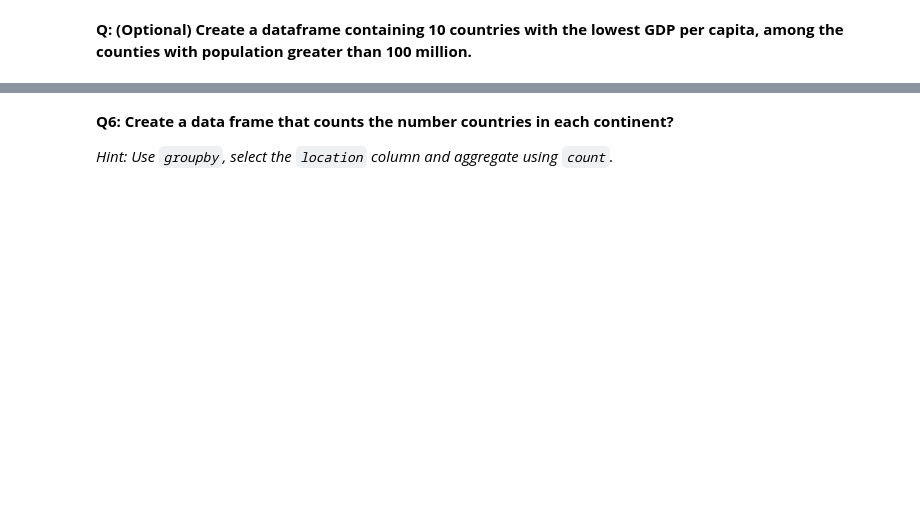
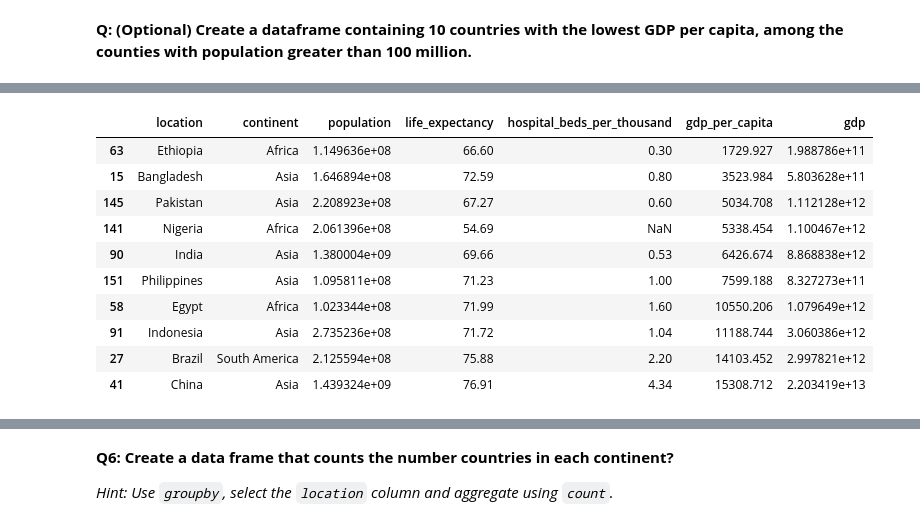
Before and after one commit to ikaushikpal/ML_Prerequisite, a Jupyter notebook: Data Analysis/Upload/pandas-practice-assignment 3.ipynb, the cells around one changed output, grey strips where cells are left out. Drawn from its saved outputs; the diff is of its cells as text; code cells hidden in the pictures; blank space fills up the shorter version.

```diff
--- a/Data Analysis/Upload/pandas-practice-assignment 3.ipynb
+++ b/Data Analysis/Upload/pandas-practice-assignment 3.ipynb
@@ -104,2 +230,18 @@ jovian.commit(project='pandas-practice-assignment', environment=None)
+# %%
+filt = lowest_gdp['population'] > 100_000_000
+lowest_gdp = lowest_gdp.loc[filt].head(10)
+lowest_gdp
+# %% [output]
+|  | location | continent | population | life_expectancy | hospital_beds_per_thousand | gdp_per_capita | gdp |
+| 63 | Ethiopia | Africa | 1.149636e+08 | 66.60 | 0.30 | 1729.927 | 1.988786e+11 |
+| 15 | Bangladesh | Asia | 1.646894e+08 | 72.59 | 0.80 | 3523.984 | 5.803628e+11 |
+| 145 | Pakistan | Asia | 2.208923e+08 | 67.27 | 0.60 | 5034.708 | 1.112128e+12 |
+| 141 | Nigeria | Africa | 2.061396e+08 | 54.69 | NaN | 5338.454 | 1.100467e+12 |
+| 90 | India | Asia | 1.380004e+09 | 69.66 | 0.53 | 6426.674 | 8.868838e+12 |
+| 151 | Philippines | Asia | 1.095811e+08 | 71.23 | 1.00 | 7599.188 | 8.327273e+11 |
+| 58 | Egypt | Africa | 1.023344e+08 | 71.99 | 1.60 | 10550.206 | 1.079649e+12 |
+| 91 | Indonesia | Asia | 2.735236e+08 | 71.72 | 1.04 | 11188.744 | 3.060386e+12 |
+| 27 | Brazil | South America | 2.125594e+08 | 75.88 | 2.20 | 14103.452 | 2.997821e+12 |
+| 41 | China | Asia | 1.439324e+09 | 76.91 | 4.34 | 15308.712 | 2.203419e+13 |
 # %%
 jovian.commit(project='pandas-practice-assignment', environment=None)
```
Also changed, not shown: parts of 30 cells of this notebook, 1 other file.
